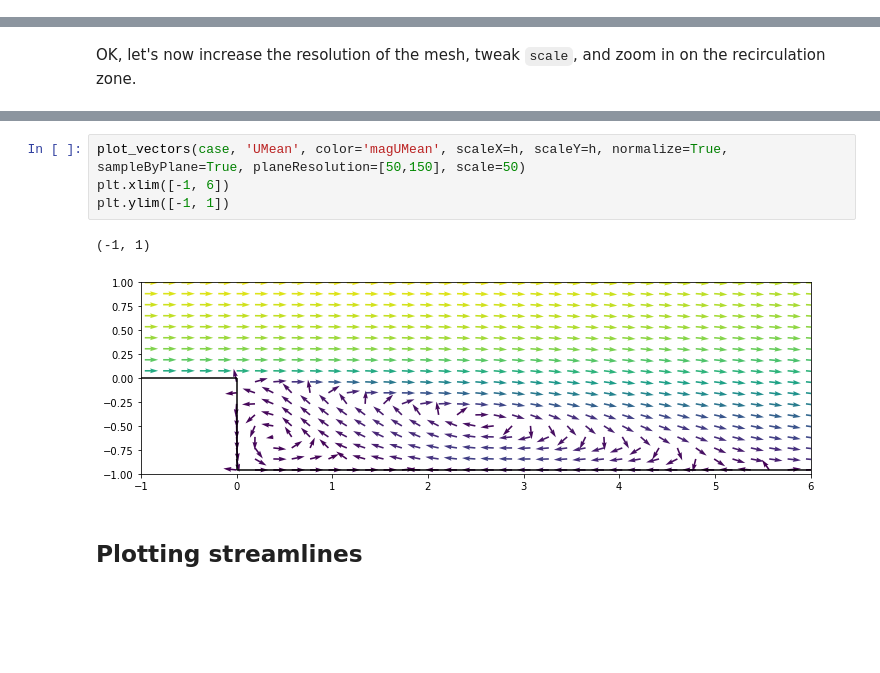
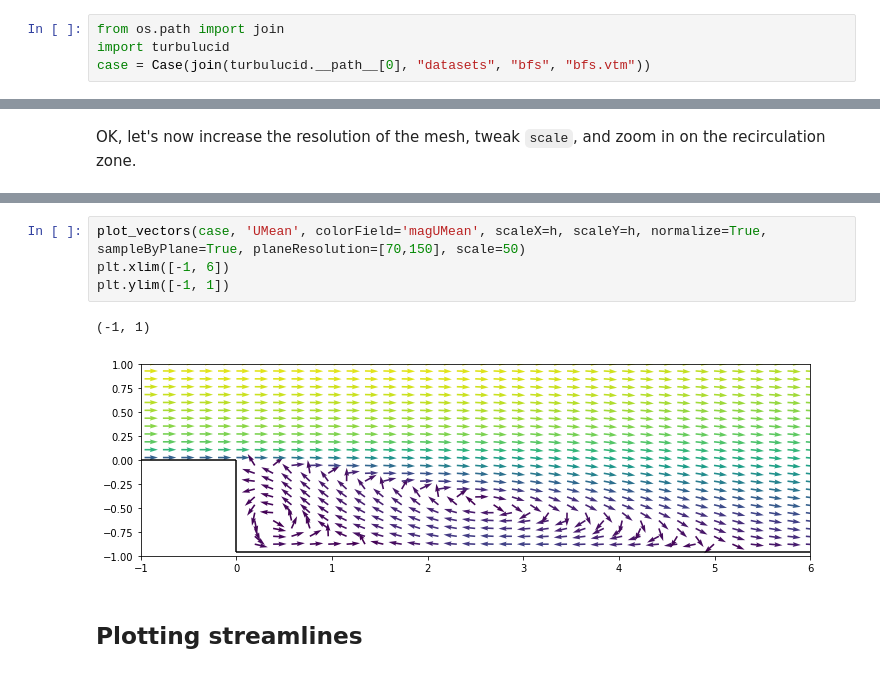
Before and after one commit to timofeymukha/turbulucid, a Jupyter notebook: docs/tutorial/turbulucid_tutorial.ipynb, the cells around one changed output, grey strips where cells are left out. Cells and saved outputs as stored; diff of their text form; blank space fills up the shorter version.

```diff
--- a/docs/tutorial/turbulucid_tutorial.ipynb
+++ b/docs/tutorial/turbulucid_tutorial.ipynb
@@ -25,3 +23,7 @@ case = Case("D:\\bfs\\average.vtm")
+# %%
+from os.path import join
+import turbulucid
+case = Case(join(turbulucid.__path__[0], "datasets", "bfs", "bfs.vtm"))
 # %% [markdown]
 The dataset is now opened. Let us inspect some of its properties. The `fields` attribute returns a list of names of the CellData arrays that exist in the dataset.
 # %%
@@ -142,10 +162,10 @@ Looking good! Let us finally add some color to the arrows. It is possible to col
 # %%
-plot_vectors(case, 'UMean', color='magUMean', scaleX=h, scaleY=h, normalize=True, sampleByPlane=True, planeResolution=[50,150], scale=50)
+plot_vectors(case, 'UMean', colorField='magUMean', scaleX=h, scaleY=h, normalize=True, sampleByPlane=True, planeResolution=[70,150], scale=50)
 plt.xlim([-1, 6])
 plt.ylim([-1, 1])
 # %% [output]
 (-1, 1)
-[figure, old version]
+[figure, new version]
 # %% [markdown]
 ## Plotting streamlines
 # %% [markdown]
```
Also changed, not shown: parts of 21 cells of this notebook.
